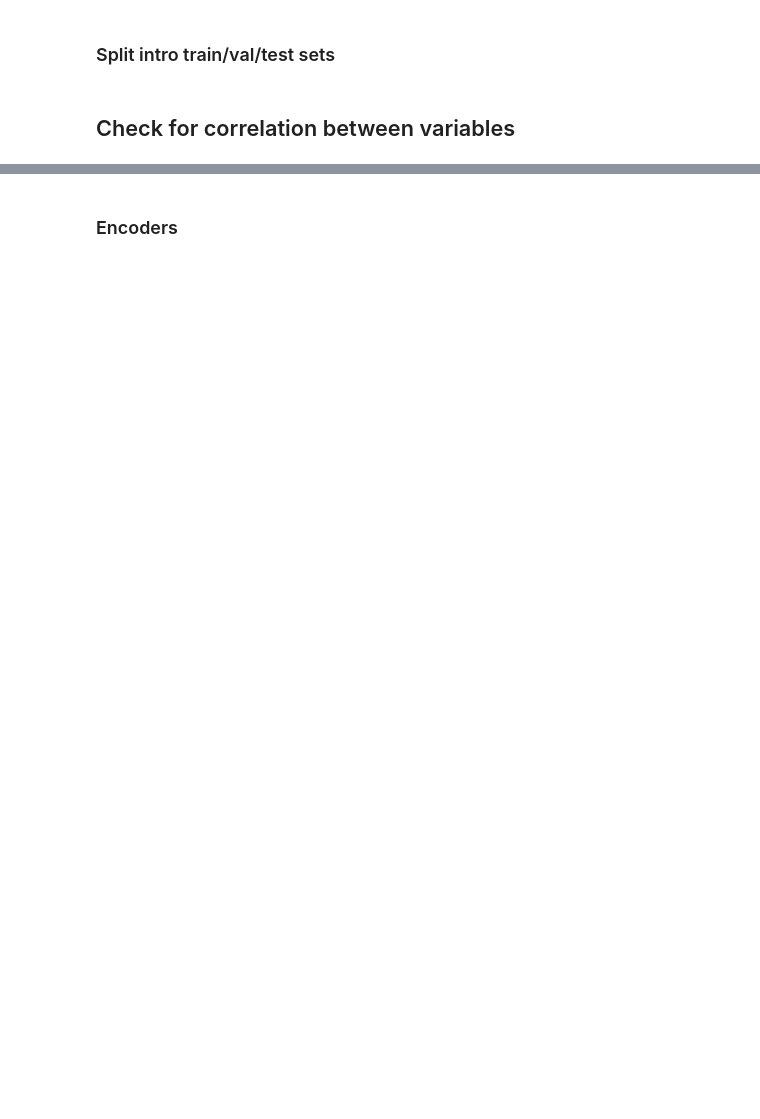
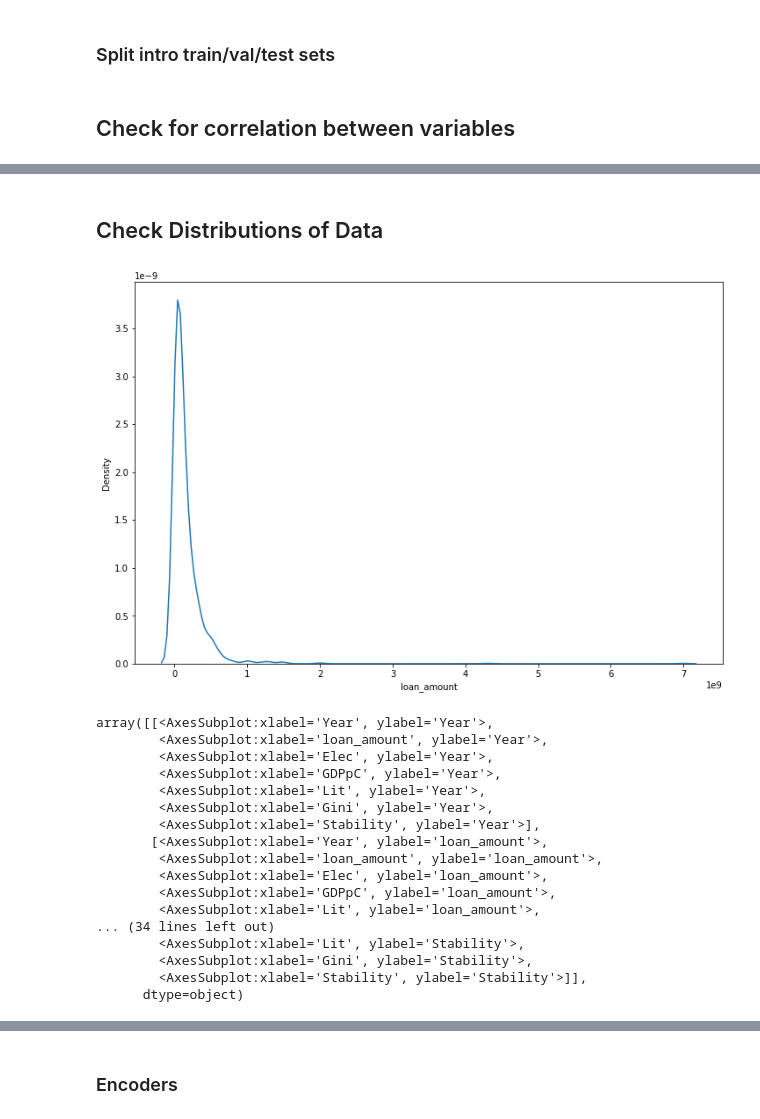
Before and after one commit to DoctorBomb/Qarik-Team-Bear, a Jupyter notebook: Regression_Classifier/xgb_tree_regress_classify.ipynb, the cells around one changed output, grey strips where cells are left out. Saved outputs shown, nothing was run; the diff lists cells and outputs as text; code cells hidden in the pictures; blank space fills up the shorter version.

```diff
--- a/Regression_Classifier/xgb_tree_regress_classify.ipynb
+++ b/Regression_Classifier/xgb_tree_regress_classify.ipynb
@@ -44,0 +41,10 @@ from xgboost import XGBRegressor
+# %%
+# ## Load Data
+df = pd.read_csv('Finalized_Dataset.csv')
+dg = df.loan_amount
+df = df.drop(columns=['Unnamed: 0'])
+print(df.head())
+dg = dg.multiply(10**(-6))
+print(dg.head())
+srt = dg.sort_values()
+print(srt[-20:])
@@ -62,0 +126,41 @@ print(pd.concat([X_tt,y_tt],axis=1).corr())
+# %% [markdown]
+## Check Distributions of Data
+# %%
+## Plotting to get an idea of distributions in each class (using Kernel Density Estimator)
+numeric_kde = 'loan_amount' #Elec, GDPpC, Lit, Gini, Stability, loan_amount
+
+fig = plt.figure(figsize=(12, 8))
+#gs = fig.add_gridspec(3,1)
+#gs.update(hspace= -0.55)
+
+sns.kdeplot(x=numeric_kde, data = X_tt)
+plt.show()
+
+
+
+### Scatter plots
+#plt.figure(figsize=(12,12))
+#plt.scatter(X_tt.age,X_tt.income)
+
+from pandas.plotting import scatter_matrix
+#print(y_tt.head())
+scatter_matrix(X_tt,figsize=(14,14),alpha=.9)
+# %% [output]
+[figure, added]
+array([[<AxesSubplot:xlabel='Year', ylabel='Year'>,
+        <AxesSubplot:xlabel='loan_amount', ylabel='Year'>,
+        <AxesSubplot:xlabel='Elec', ylabel='Year'>,
+        <AxesSubplot:xlabel='GDPpC', ylabel='Year'>,
+        <AxesSubplot:xlabel='Lit', ylabel='Year'>,
+        <AxesSubplot:xlabel='Gini', ylabel='Year'>,
+        <AxesSubplot:xlabel='Stability', ylabel='Year'>],
+       [<AxesSubplot:xlabel='Year', ylabel='loan_amount'>,
+        <AxesSubplot:xlabel='loan_amount', ylabel='loan_amount'>,
+        <AxesSubplot:xlabel='Elec', ylabel='loan_amount'>,
+        <AxesSubplot:xlabel='GDPpC', ylabel='loan_amount'>,
+        <AxesSubplot:xlabel='Lit', ylabel='loan_amount'>,
+... (34 lines left out)
+        <AxesSubplot:xlabel='Lit', ylabel='Stability'>,
+        <AxesSubplot:xlabel='Gini', ylabel='Stability'>,
+        <AxesSubplot:xlabel='Stability', ylabel='Stability'>]],
+      dtype=object)
```
Also changed, not shown: parts of 28 cells of this notebook, 1 other file.
